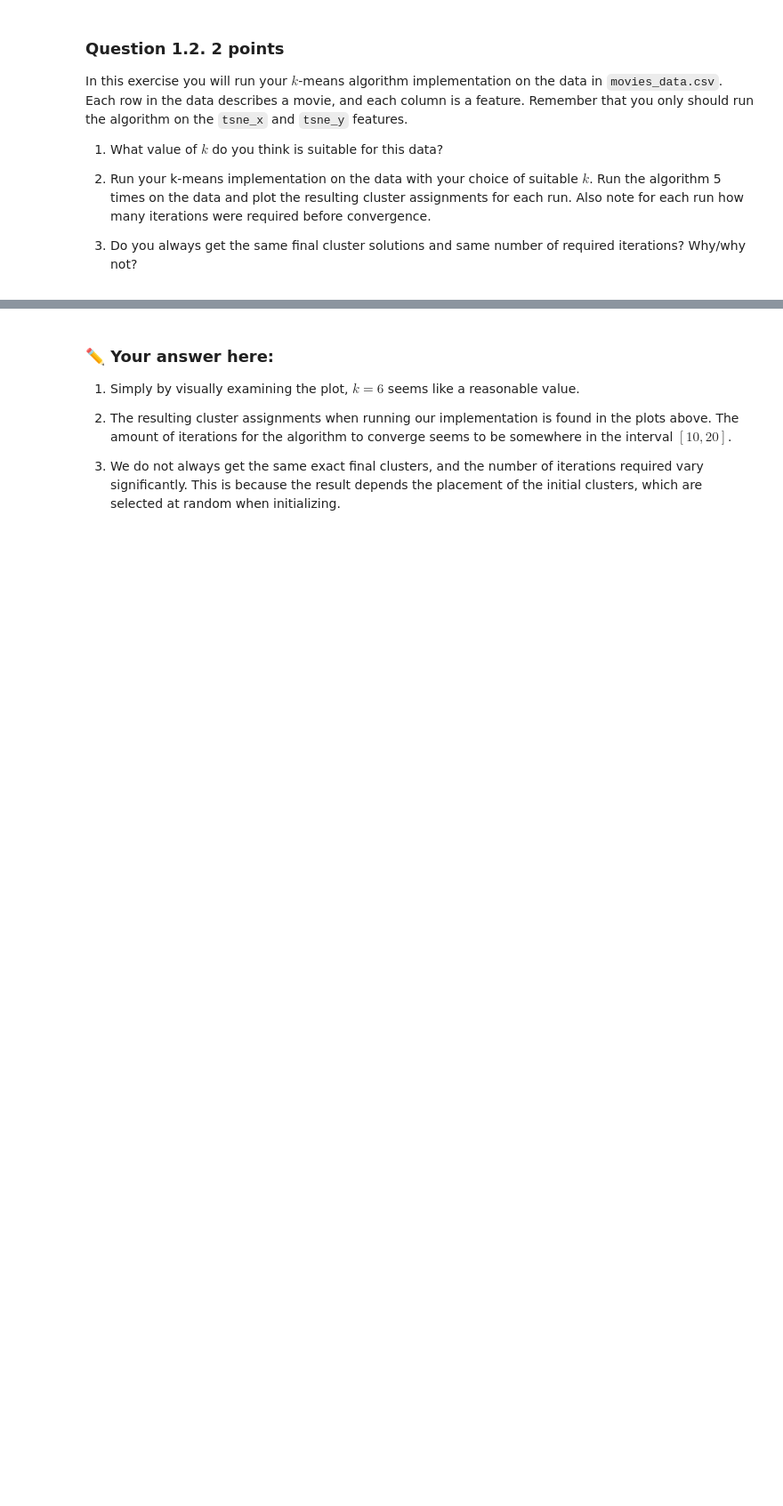
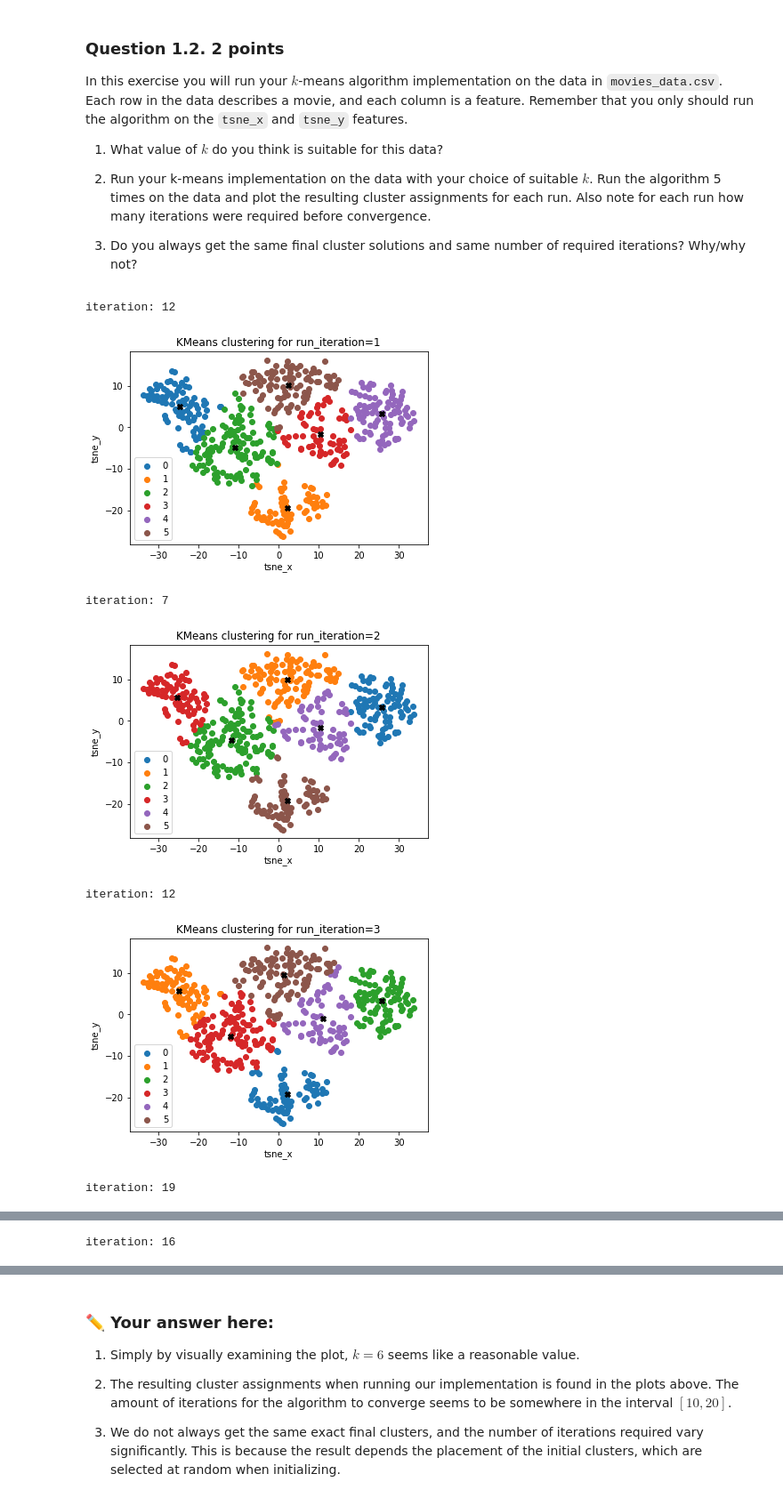
Before and after one commit to AxelEiman/AMLI, a Jupyter notebook: Hw4.ipynb, the cells around one changed output, grey strips where cells are left out. Shown at 89% size. Cells and saved outputs as stored; diff of their text form; code cells hidden in the pictures; blank space fills up the shorter version.

```diff
--- a/Hw4.ipynb
+++ b/Hw4.ipynb
@@ -209,3 +131,55 @@ In this exercise you will run your $k$-means algorithm implementation on the dat
 2. Run your k-means implementation on the data with your choice of suitable $k$. Run the algorithm 5 times on the data and plot the resulting cluster assignments for each run. Also note for each run how many iterations were required before convergence.
 
 3. Do you always get the same final cluster solutions and same number of required iterations? Why/why not?
+# %%
+n_of_clusters = 6 # <------- Change this when wanting th change number of clusters
+param1 = 'tsne_x'
+param2 = 'tsne_y'
+params1 = movies_data[param1]
+params2 = movies_data[param2]
+
+
+# Run five times according to instructions
+for run_iteration in range(1,6):
+    iterations = 0
+
+    centroids = initialize_centroids(params1, params2, n_of_clusters)
+    clusters = initialize_clusters(params1, params2, n_of_clusters, centroids)
+    keep_going = True
+    while keep_going:
+        iterations += 1
+        clusters = update_clusters(params1, params2, n_of_clusters, centroids)
+        new_centroids = update_centroids(n_of_clusters, clusters)
+
+        euc_dist = []
+
+        for i in range(n_of_clusters):
+            dist = np.sqrt((centroids[i,0]-new_centroids[i,0])**2+(centroids[i,1]-new_centroids[i,1])**2)
+            euc_dist.append(dist)
+
+        sum_distances = np.sum(euc_dist)
+        if sum_distances <= 0:
+            print(f'iteration: {iterations}')
+            keep_going = False
+
+
+        centroids = new_centroids
+
+
+    for i in range(n_of_clusters):
+        plt.scatter(np.array(clusters[i])[:,0], np.array(clusters[i])[:,1], label=f'{i}')
+        plt.scatter(np.array(centroids[i])[0], np.array(centroids[i])[1], marker='X', color='black')
+
+    plt.title(f'KMeans clustering for run_iteration={run_iteration}')
+    plt.xlabel(R'tsne_x')
+    plt.ylabel(R'tsne_y')
+    plt.legend()
+    plt.show()
+# %% [output]
+iteration: 12
+[figure, added]
+iteration: 7
+[figure, added]
+iteration: 12
+[figure, added]
+iteration: 19
@@ -211,0 +187 @@ In this exercise you will run your $k$-means algorithm implementation on the dat
+iteration: 16
```
Also changed, not shown: parts of 8 cells of this notebook.
